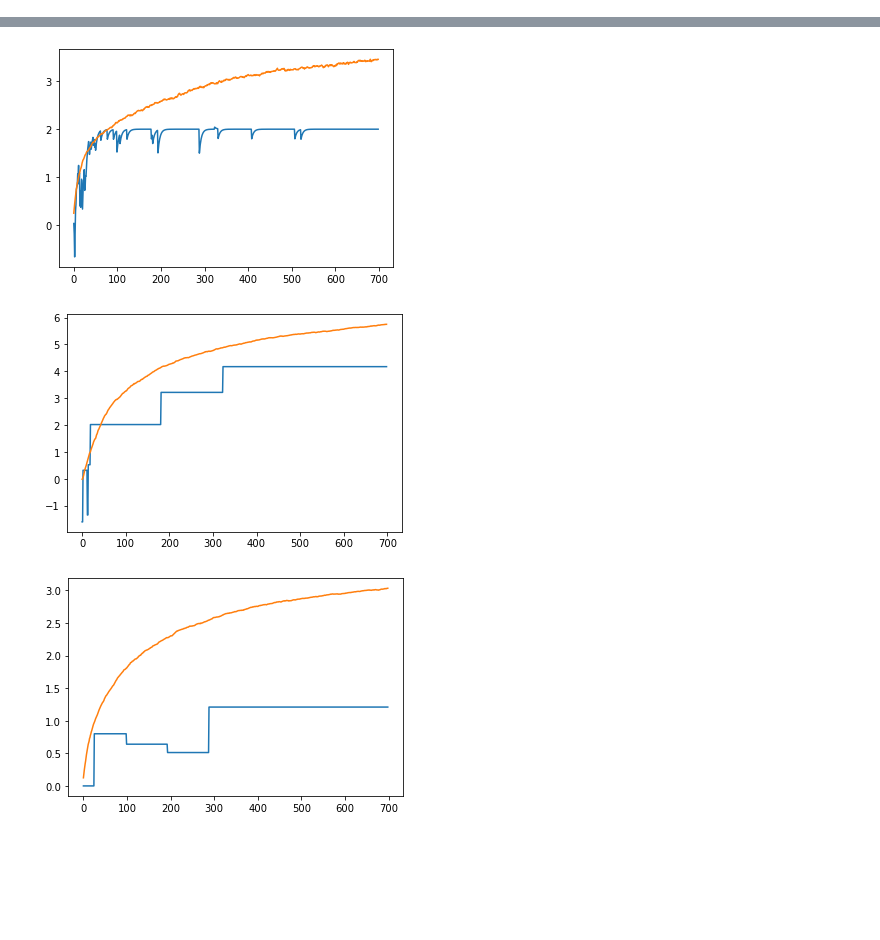
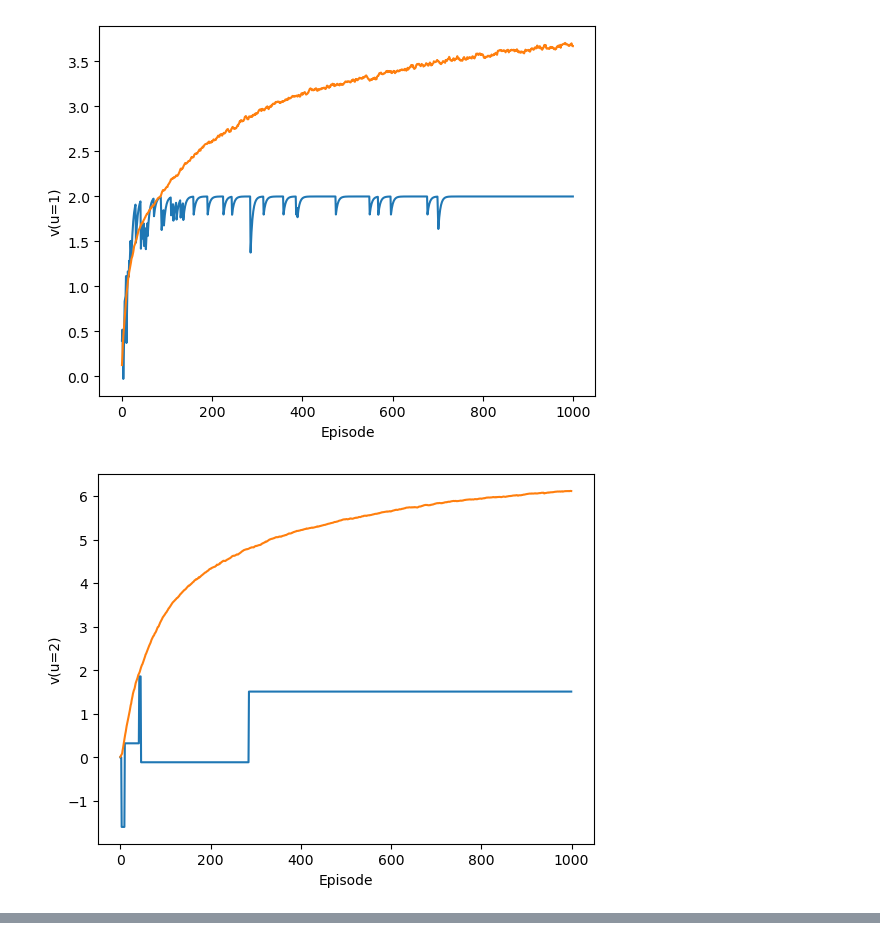
Before and after one commit to lolotta/Neural_Modeling, a Jupyter notebook: HW_2_RL_Lotta_piefke.ipynb, the cells around one changed output, grey strips where cells are left out. Cells and saved outputs as stored; diff of their text form; code cells hidden in the pictures; blank space fills up the shorter version.

```diff
--- a/HW_2_RL_Lotta_piefke.ipynb
+++ b/HW_2_RL_Lotta_piefke.ipynb
@@ -149,10 +191,12 @@ plt.show()
 # %%
 #actor critic learning
-episodes = 700
-epochs = 700
+episodes = 1000
+epochs = 1000
 env = Environment()
 agent = Agent(env=env, policy_type="actor_critic")
 v_over_epochs = np.zeros((epochs,episodes, 3))
+policy_over_epochs = np.zeros((epochs,episodes, 7))
+
 for epoch in range(epochs):
     agent.reset()
 
@@ -164,8 +208,10 @@ for epoch in range(epochs):
                 action = agent.actor()
                 reward = env.take_step(action)
                 new_state = env.get_state()
-                agent.update_policy(state, new_state,action)
+                policy = agent.update_policy(state, reward, new_state,action)
                 agent.update_weights(reward, state, new_state)
 
         v_over_epochs[epoch,episode] = vs
+        pol = np.concatenate((policy[0],policy[1],policy[2]))
+        policy_over_epochs[epoch,episode] = pol
         env.new_ep()
@@ -193,0 +218,50 @@ plt.show()
+# %%
+# plot actor critic results
+
+means_per_epoch_1 = np.mean(v_over_epochs[:,:,0], axis=0)
+plt.plot(range(epochs), v_over_epochs[0,:,0])
+plt.plot(range(epochs), means_per_epoch_1)
+plt.xlabel("Episode")
+plt.ylabel("v(u=1)")
+plt.show()
+
+means_per_epoch_2 = np.mean(v_over_epochs[:,:,1], axis=0)
+plt.plot(range(epochs), v_over_epochs[0,:,1])
+plt.plot(range(epochs), means_per_epoch_2)
+plt.xlabel("Episode")
+plt.ylabel("v(u=2)")
+plt.show()
+
+means_per_epoch_3 = np.mean(v_over_epochs[:,:,2], axis=0)
+plt.plot(range(epochs), v_over_epochs[0,:,2])
+plt.plot(range(epochs), means_per_epoch_3)
+plt.xlabel("Episode")
+plt.ylabel("v(u=3)")
+plt.show()
+
+mean_policy_over_epochs_1 = np.mean(policy_over_epochs[:,:,:], axis=0)
+plt.plot(range(epochs), mean_policy_over_epochs_1[:,0], label="L")
+plt.plot(range(epochs), mean_policy_over_epochs_1[:,1], label="R")
+plt.plot(range(epochs), mean_policy_over_epochs_1[:,2], label="C")
+plt.xlabel("Episode")
+plt.ylabel("policy at v(u=1)")
+plt.legend()
+plt.show()
+
+
+plt.plot(range(epochs), mean_policy_over_epochs_1[:,3], label="L")
+plt.plot(range(epochs), mean_policy_over_epochs_1[:,4], label="R")
+plt.xlabel("Episode")
+plt.ylabel("policy at v(u=2)")
+plt.legend()
+plt.show()
+
+plt.plot(range(epochs), mean_policy_over_epochs_1[:,5], label="L")
+plt.plot(range(epochs), mean_policy_over_epochs_1[:,6], label="R")
+plt.xlabel("Episode")
+plt.ylabel("policy at v(u=3)")
+plt.legend()
+plt.show()
+# %% [output]
+[figure, added]
+[figure, added]
@@ -216,21 +298 @@ for epoch in range(epochs):
         env.new_ep()
-# %%
-means_per_epoch_1 = np.mean(v_over_epochs_short[:,:,0], axis=0)
-plt.plot(range(epochs_short), v_over_epochs_short[0,:,0])
-plt.plot(range(epochs_short), means_per_epoch_1)
-plt.show()
-means_per_epoch_2 = np.mean(v_over_epochs_short[:,:,1], axis=0)
-plt.plot(range(epochs_short), v_over_epochs_short[0,:,1])
-plt.plot(range(epochs_short), means_per_epoch_2)
-
-plt.show()
-
-means_per_epoch_3 = np.mean(v_over_epochs_short[:,:,2], axis=0)
-plt.plot(range(epochs_short), v_over_epochs_short[0,:,2])
-plt.plot(range(epochs_short), means_per_epoch_3)
-
-plt.show()
-# %% [output]
-[figure, removed]
-[figure, removed]
-[figure, removed]
```
Also changed, not shown: parts of 11 cells of this notebook.
